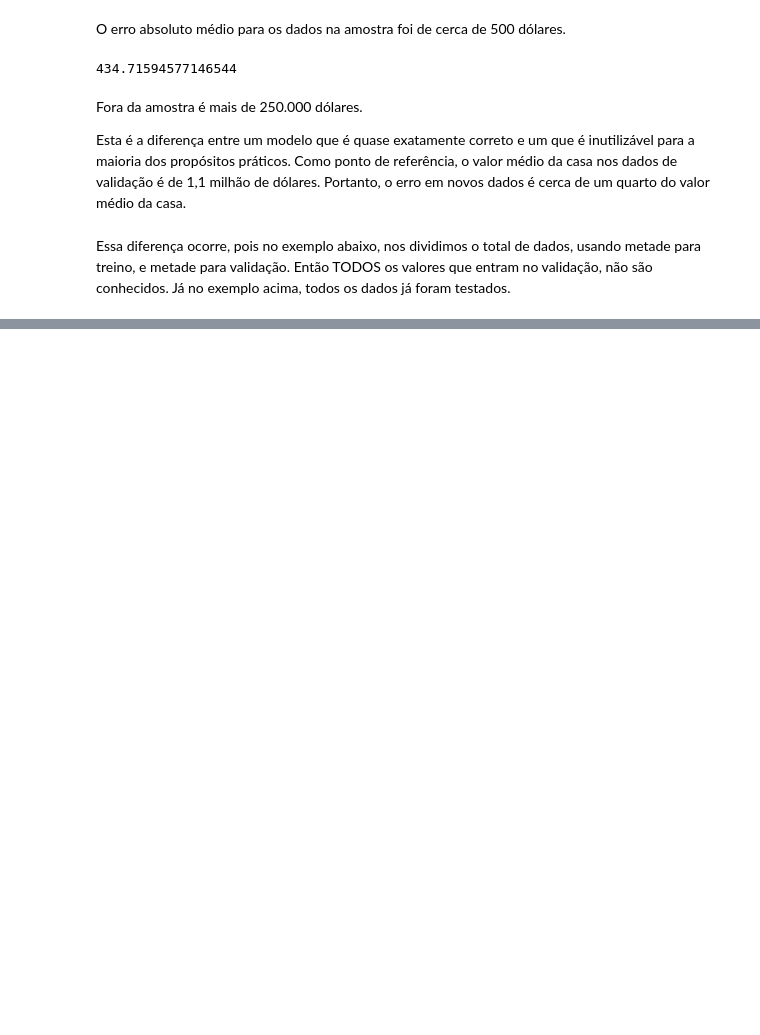
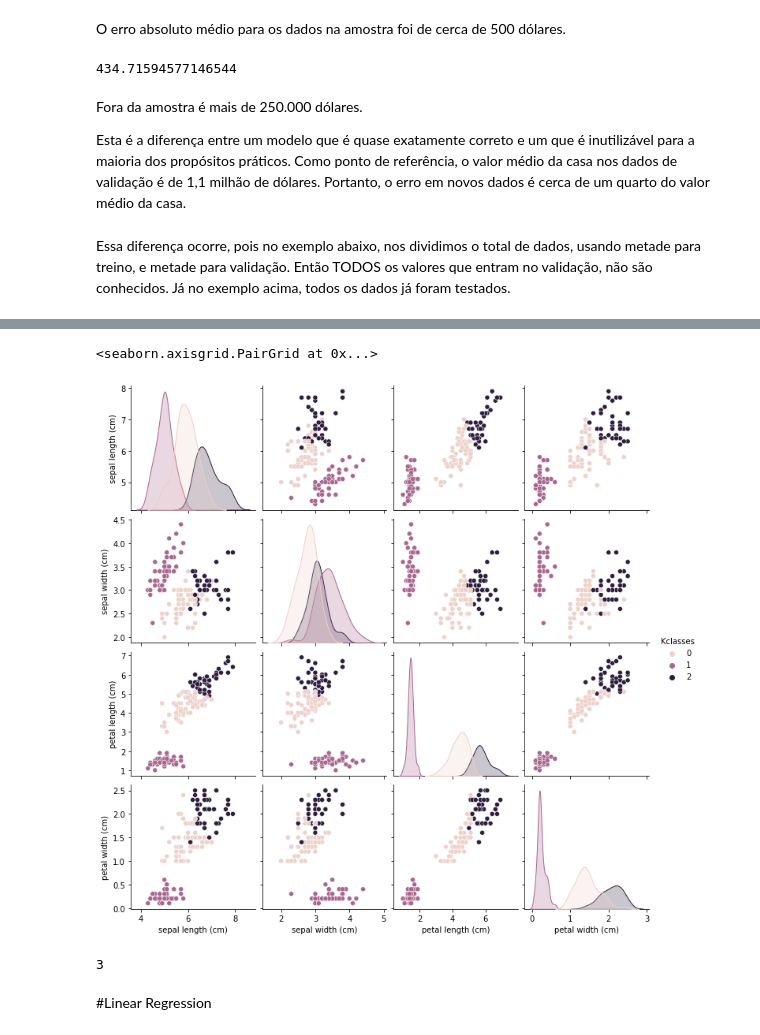
Before and after one commit to LuigiFerrari14/Curso-em-Video-Python---Guanabar-, a Jupyter notebook: Machine_Learning.ipynb, the cells around one changed output, grey strips where cells are left out. Cells and saved outputs as stored; diff of their text form; code cells hidden in the pictures; blank space fills up the shorter version.

```diff
--- a/Machine_Learning.ipynb
+++ b/Machine_Learning.ipynb
@@ -167,0 +368,14 @@ print(mean_absolute_error(val_y, val_predictions))
+# %%
+#visualizacao do kclasses criado pelo Kmeans
+sb.pairplot(df,hue='Kclasses')
+# %% [output]
+<seaborn.axisgrid.PairGrid at 0x...>
+[figure, added]
+# %%
+df = pd.read_csv('/content/drive/MyDrive/Dados python/iris.csv')
+#contar unique values NUNIQUE, caso tenha uma grande qtd de dados no df/ para saber preencher o n_clusters
+df['target'].nunique()
+# %% [output]
+3
+# %% [markdown]
+#Linear Regression
```
Also changed, not shown: parts of 44 cells of this notebook.
